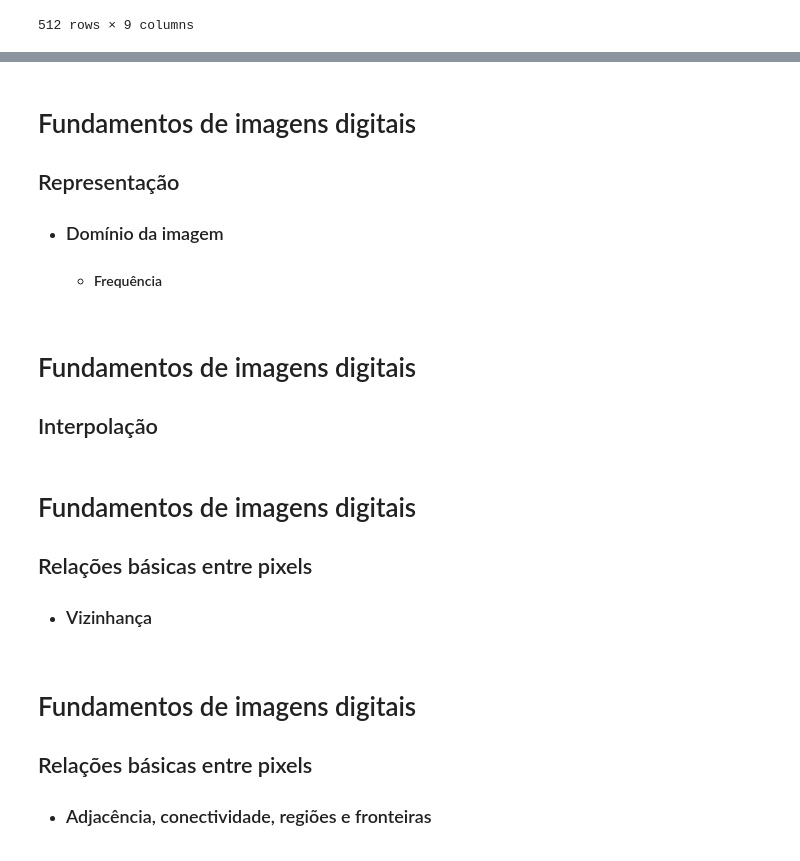
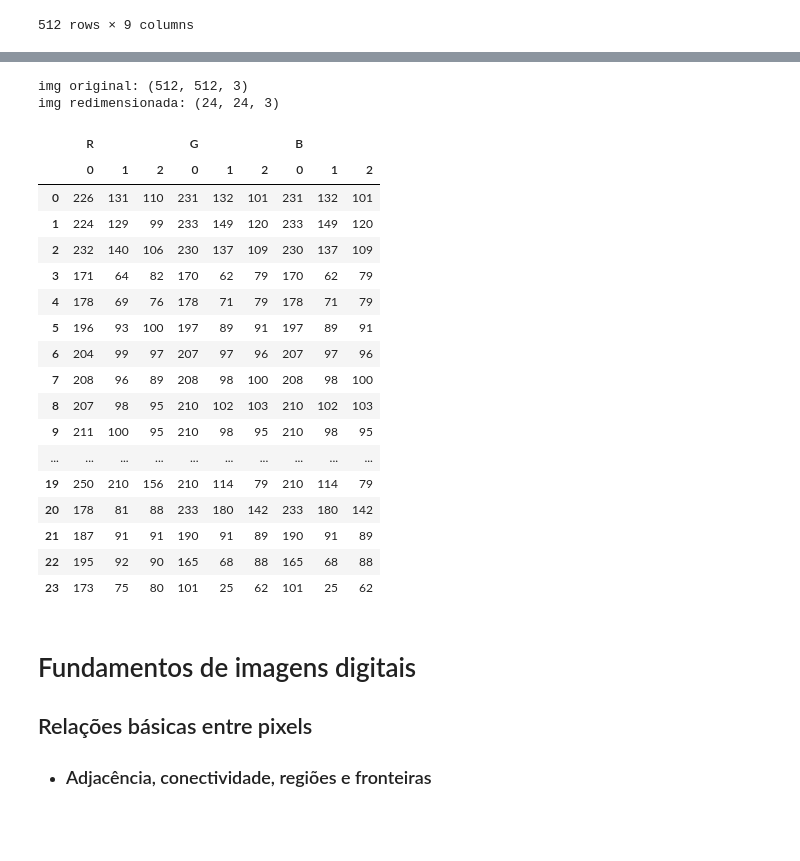
Before and after one commit to alfakini/university, a Jupyter notebook: digital-image-processing/class-1.ipynb, the cells around one changed output, grey strips where cells are left out. Cells and saved outputs as stored; diff of their text form; code cells hidden in the pictures; blank space fills up the shorter version.

Commit message:
Work until interpolation

```diff
--- a/digital-image-processing/class-1.ipynb
+++ b/digital-image-processing/class-1.ipynb
@@ -157,15 +170,40 @@ df_green
-# %% [markdown]
-# Fundamentos de imagens digitais
-## Representação
- - ### Domínio da imagem
-   - #### Frequência
-# %% [markdown]
-# Fundamentos de imagens digitais
-## Interpolação
-# %% [markdown]
-# Fundamentos de imagens digitais
-## Relações básicas entre pixels
- - ### Vizinhança
+# %%
+rgb_img_resized = cv2.resize(rgb_img, (24, 24), interpolation=cv2.INTER_LINEAR)
+
+print("img original: " + str(rgb_img.shape))
+print("img redimensionada: " + str(rgb_img_resized.shape))
+
+cv2.imshow('none', rgb_img)
+
+R = pd.DataFrame(rgb_img_resized[0])
+G = pd.DataFrame(rgb_img_resized[1])
+B = pd.DataFrame(rgb_img_resized[1])
+
+R.columns = pd.MultiIndex.from_product([['R'], R.columns])
+G.columns = pd.MultiIndex.from_product([['G'], G.columns])
+B.columns = pd.MultiIndex.from_product([['B'], B.columns])
+pd.concat([R, G, B], axis = 1)
+# %% [output]
+img original: (512, 512, 3)
+img redimensionada: (24, 24, 3)
+|  | R |  |  | G |  |  | B |  |  |
+|  | 0 | 1 | 2 | 0 | 1 | 2 | 0 | 1 | 2 |
+| 0 | 226 | 131 | 110 | 231 | 132 | 101 | 231 | 132 | 101 |
+| 1 | 224 | 129 | 99 | 233 | 149 | 120 | 233 | 149 | 120 |
+| 2 | 232 | 140 | 106 | 230 | 137 | 109 | 230 | 137 | 109 |
+| 3 | 171 | 64 | 82 | 170 | 62 | 79 | 170 | 62 | 79 |
+| 4 | 178 | 69 | 76 | 178 | 71 | 79 | 178 | 71 | 79 |
+| 5 | 196 | 93 | 100 | 197 | 89 | 91 | 197 | 89 | 91 |
+| 6 | 204 | 99 | 97 | 207 | 97 | 96 | 207 | 97 | 96 |
+| 7 | 208 | 96 | 89 | 208 | 98 | 100 | 208 | 98 | 100 |
+| 8 | 207 | 98 | 95 | 210 | 102 | 103 | 210 | 102 | 103 |
+| 9 | 211 | 100 | 95 | 210 | 98 | 95 | 210 | 98 | 95 |
+| ... | ... | ... | ... | ... | ... | ... | ... | ... | ... |
+| 19 | 250 | 210 | 156 | 210 | 114 | 79 | 210 | 114 | 79 |
+| 20 | 178 | 81 | 88 | 233 | 180 | 142 | 233 | 180 | 142 |
+| 21 | 187 | 91 | 91 | 190 | 91 | 89 | 190 | 91 | 89 |
+| 22 | 195 | 92 | 90 | 165 | 68 | 88 | 165 | 68 | 88 |
+| 23 | 173 | 75 | 80 | 101 | 25 | 62 | 101 | 25 | 62 |
 # %% [markdown]
 # Fundamentos de imagens digitais
 ## Relações básicas entre pixels
```
Also changed, not shown: parts of 13 cells of this notebook, 3 other files.
